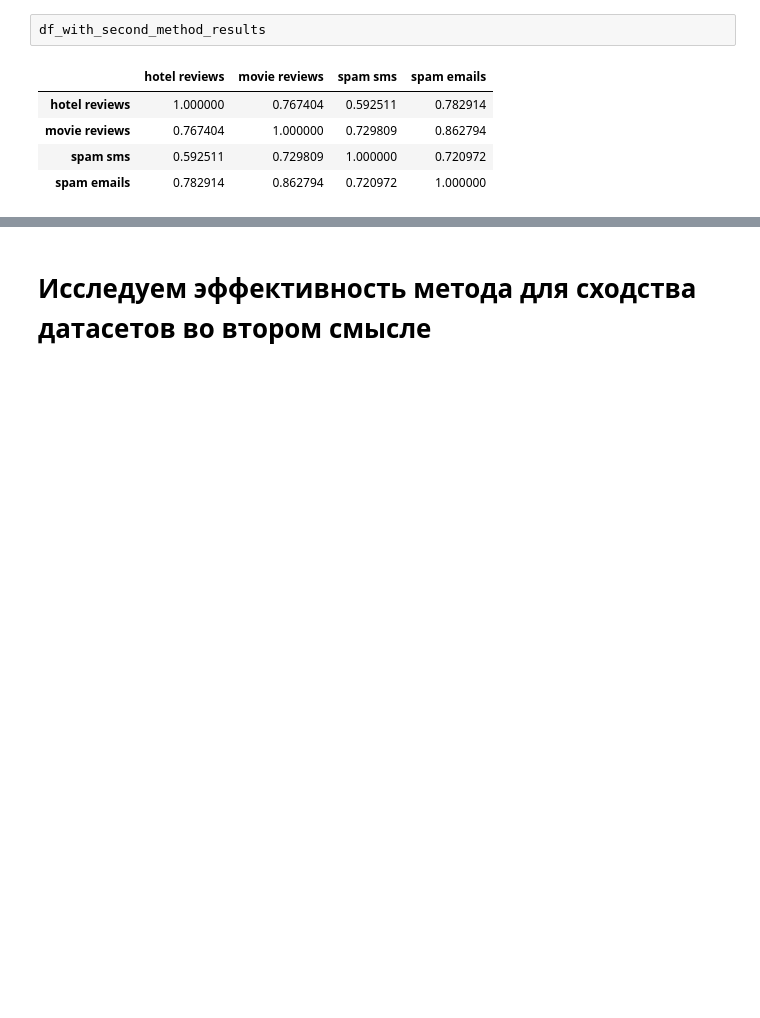
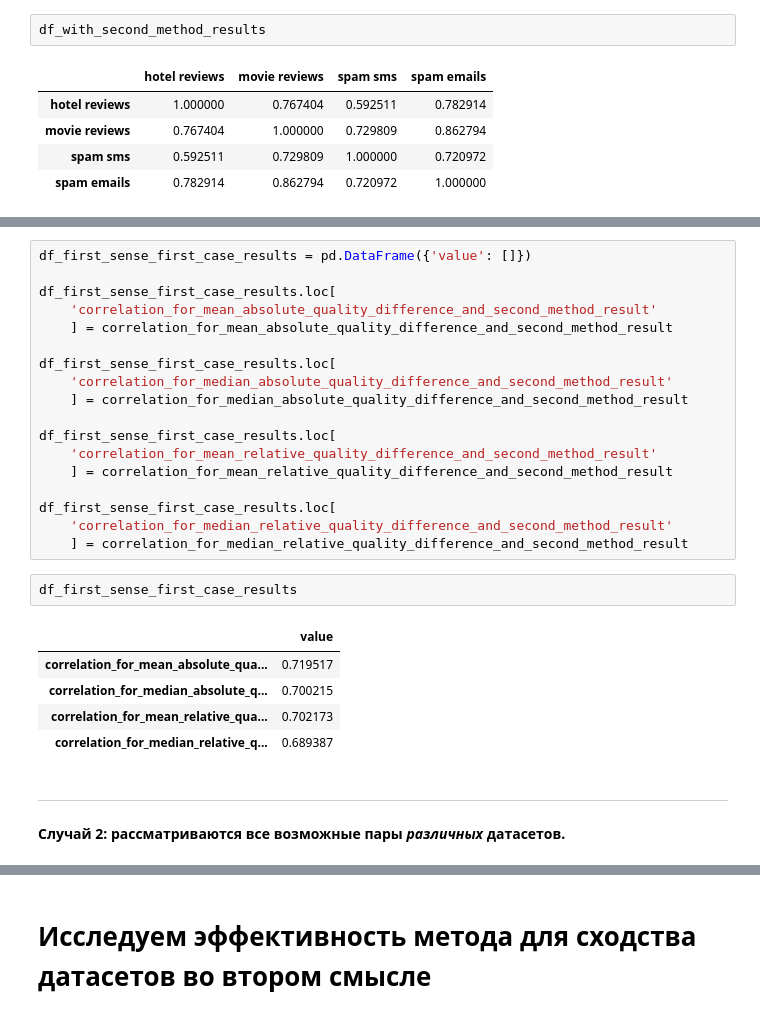
Before and after one commit to Oleg13Kopylov/comparing_datasets, a Jupyter notebook: second_method_for_comparing_datasets.ipynb, the cells around one changed output, grey strips where cells are left out. Drawn from its saved outputs; the diff is of its cells as text; blank space fills up the shorter version.

```diff
--- a/second_method_for_comparing_datasets.ipynb
+++ b/second_method_for_comparing_datasets.ipynb
@@ -171,0 +370,30 @@ df_with_second_method_results
+# %%
+df_first_sense_first_case_results = pd.DataFrame({'value': []})
+
+df_first_sense_first_case_results.loc[
+    'correlation_for_mean_absolute_quality_difference_and_second_method_result'
+    ] = correlation_for_mean_absolute_quality_difference_and_second_method_result
+
+df_first_sense_first_case_results.loc[
+    'correlation_for_median_absolute_quality_difference_and_second_method_result'
+    ] = correlation_for_median_absolute_quality_difference_and_second_method_result
+
+df_first_sense_first_case_results.loc[
+    'correlation_for_mean_relative_quality_difference_and_second_method_result'
+    ] = correlation_for_mean_relative_quality_difference_and_second_method_result
+
+df_first_sense_first_case_results.loc[
+    'correlation_for_median_relative_quality_difference_and_second_method_result'
+    ] = correlation_for_median_relative_quality_difference_and_second_method_result
+# %%
+df_first_sense_first_case_results
+# %% [output]
+|  | value |
+| correlation_for_mean_absolute_qua... | 0.719517 |
+| correlation_for_median_absolute_q... | 0.700215 |
+| correlation_for_mean_relative_qua... | 0.702173 |
+| correlation_for_median_relative_q... | 0.689387 |
+# %% [markdown]
+-----
+
+**Случай 2: рассматриваются все возможные пары _различных_ датасетов.**
```
Also changed, not shown: parts of 25 cells of this notebook, 1 other file.
